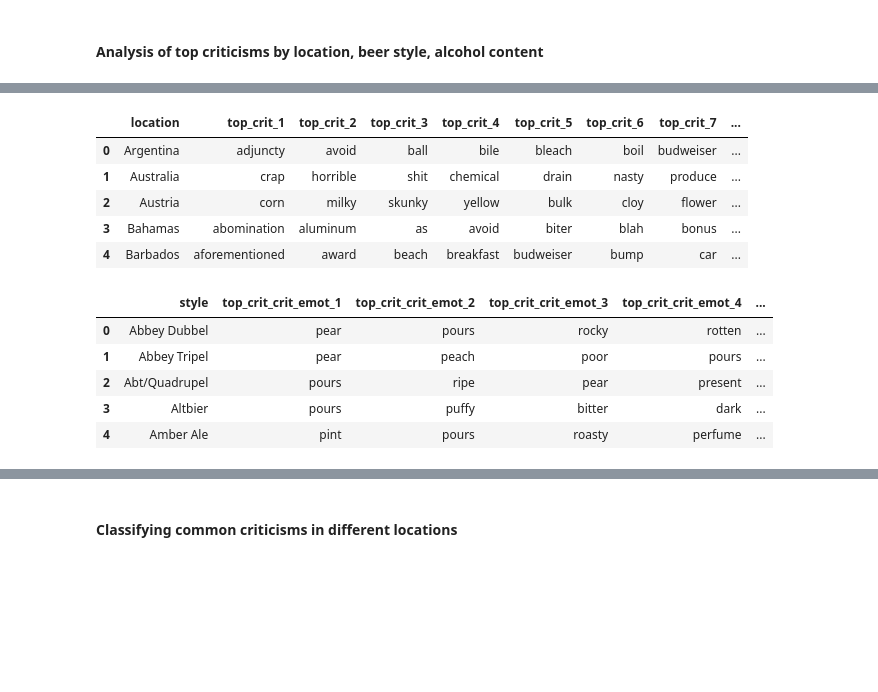
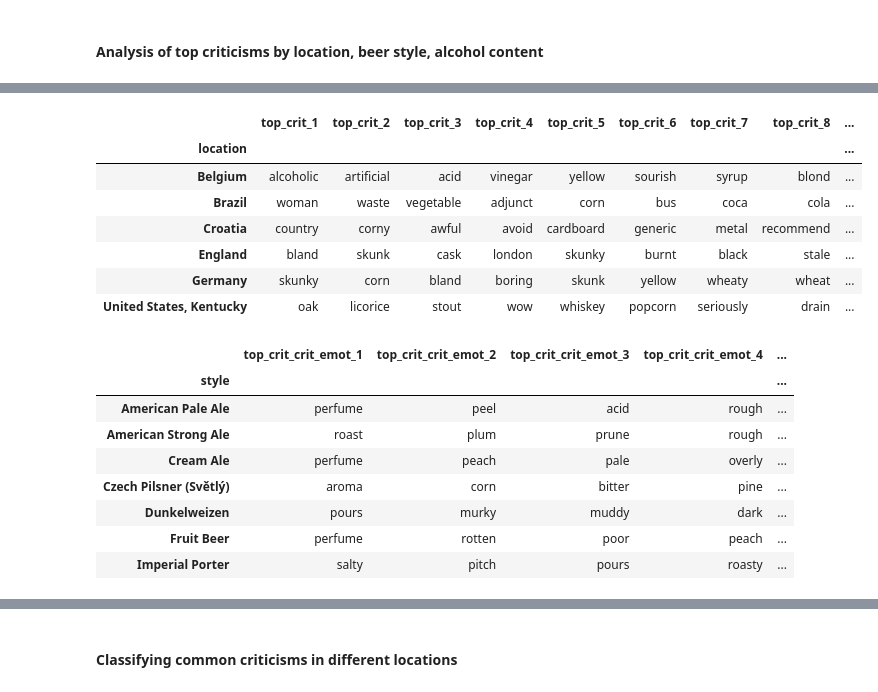
Before and after one commit to epfl-ada/ada-2024-project-awesomedataanalysts, a Jupyter notebook: milestone-3.ipynb, the cells around one changed output, grey strips where cells are left out. Cells and saved outputs as stored; diff of their text form; code cells hidden in the pictures; blank space fills up the shorter version.

```diff
--- a/milestone-3.ipynb
+++ b/milestone-3.ipynb
@@ -277,5 +278,9 @@ if not os.path.exists(processed_beers_csv):
 ## Following the clues : what drives negativity
 # %% [markdown]
 #### Analysis of top criticisms by location, beer style, alcohol content
+# %%
+# beer subsets for visualization
+locations = ["Belgium", "Brazil", "Croatia", "England", "Germany", "United States, Kentucky"]
+styles = ["American Pale Ale", "American Strong Ale ", "Cream Ale", "Czech Pilsner (Světlý)", "Dunkelweizen", "Fruit Beer", "Imperial Porter"]
 # %%
 # attributes by location
@@ -290,23 +297,28 @@ top_attributes_by(beers, by="location", top_count=15, column_count=50).head(5)
 # %%
 # criticisms by location
-top_attributes_by(beers, by="location", top_count=15, column_count=50, column_prefix="crit_").head(5)
+top_attributes_by(beers, by="location", top_count=15, column_count=50, column_prefix="crit_").loc[locations]
 # %% [output]
-|  | location | top_crit_1 | top_crit_2 | top_crit_3 | top_crit_4 | top_crit_5 | top_crit_6 | top_crit_7 | ... |
-| 0 | Argentina | adjuncty | avoid | ball | bile | bleach | boil | budweiser | ... |
-| 1 | Australia | crap | horrible | shit | chemical | drain | nasty | produce | ... |
-| 2 | Austria | corn | milky | skunky | yellow | bulk | cloy | flower | ... |
-| 3 | Bahamas | abomination | aluminum | as | avoid | biter | blah | bonus | ... |
-| 4 | Barbados | aforementioned | award | beach | breakfast | budweiser | bump | car | ... |
+|  | top_crit_1 | top_crit_2 | top_crit_3 | top_crit_4 | top_crit_5 | top_crit_6 | top_crit_7 | top_crit_8 | ... |
+| location |  |  |  |  |  |  |  |  | ... |
+| Belgium | alcoholic | artificial | acid | vinegar | yellow | sourish | syrup | blond | ... |
+| Brazil | woman | waste | vegetable | adjunct | corn | bus | coca | cola | ... |
+| Croatia | country | corny | awful | avoid | cardboard | generic | metal | recommend | ... |
+| England | bland | skunk | cask | london | skunky | burnt | black | stale | ... |
+| Germany | skunky | corn | bland | boring | skunk | yellow | wheaty | wheat | ... |
+| United States, Kentucky | oak | licorice | stout | wow | whiskey | popcorn | seriously | drain | ... |
 # %%
 # combined criticisms of beer styles
-top_attributes_by(beers, by="style", top_count=15, column_count=50, column_prefix=["crit_", "crit_emot_"]).head(5)
+top_attributes_by(beers, by="style", top_count=15, column_count=50, column_prefix=["crit_", "crit_emot_"]).loc[styles]
 # %% [output]
-|  | style | top_crit_crit_emot_1 | top_crit_crit_emot_2 | top_crit_crit_emot_3 | top_crit_crit_emot_4 | ... |
-| 0 | Abbey Dubbel | pear | pours | rocky | rotten | ... |
-| 1 | Abbey Tripel | pear | peach | poor | pours | ... |
-| 2 | Abt/Quadrupel | pours | ripe | pear | present | ... |
-| 3 | Altbier | pours | puffy | bitter | dark | ... |
-| 4 | Amber Ale | pint | pours | roasty | perfume | ... |
+|  | top_crit_crit_emot_1 | top_crit_crit_emot_2 | top_crit_crit_emot_3 | top_crit_crit_emot_4 | ... |
+| style |  |  |  |  | ... |
+| American Pale Ale | perfume | peel | acid | rough | ... |
+| American Strong Ale | roast | plum | prune | rough | ... |
+| Cream Ale | perfume | peach | pale | overly | ... |
+| Czech Pilsner (Světlý) | aroma | corn | bitter | pine | ... |
+| Dunkelweizen | pours | murky | muddy | dark | ... |
+| Fruit Beer | perfume | rotten | poor | peach | ... |
+| Imperial Porter | salty | pitch | pours | roasty | ... |
 # %%
 # combined criticisms of beers
 top_attributes_by(beers, by="beer_name", top_count=15, column_count=50, column_prefix=["crit_", "crit_emot_"]).head(2)
```
Also changed, not shown: parts of 4 cells of this notebook, 1 other file.
